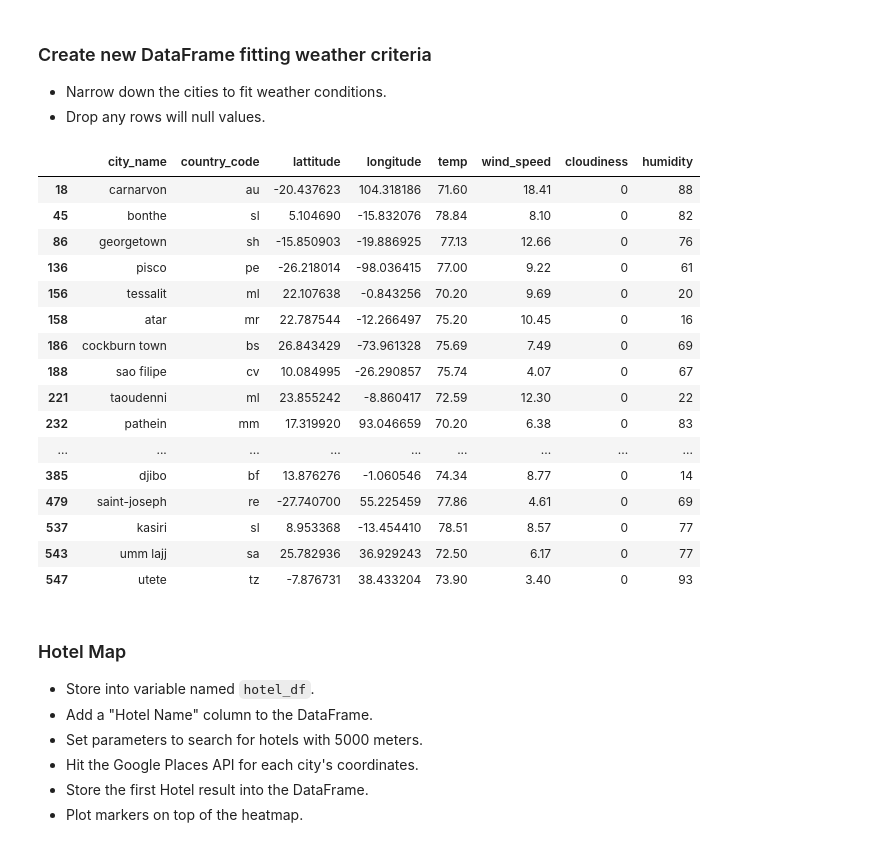
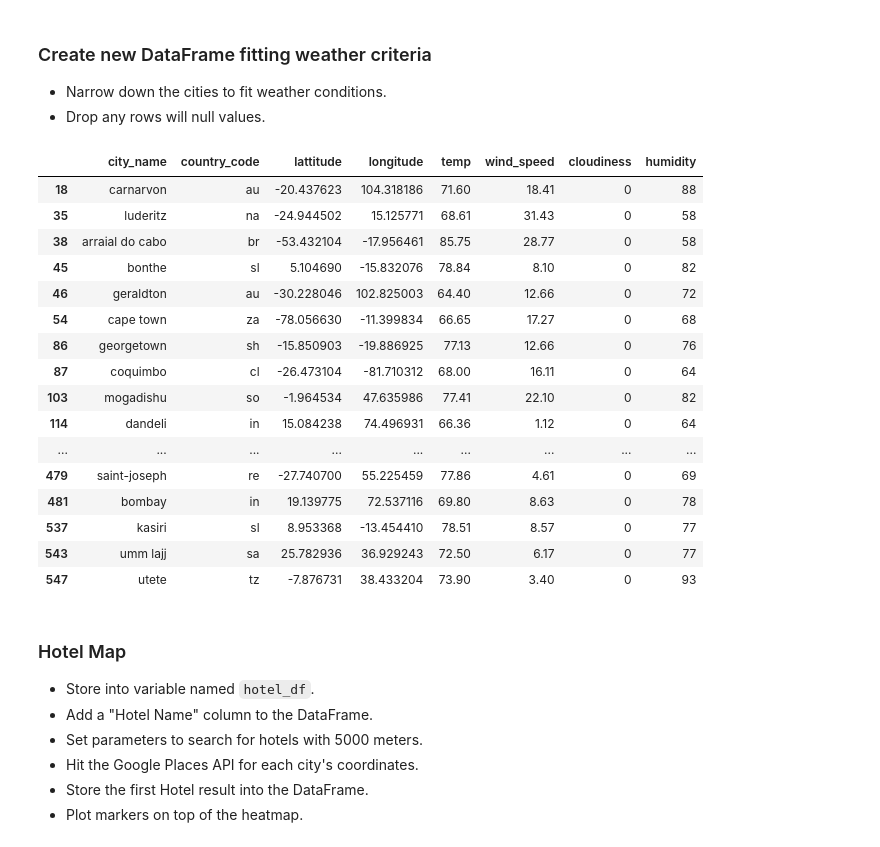
Before and after one commit to BanuNathan/Python_API_Challenge, a Jupyter notebook: VacationPy/VacationPy.ipynb, the cells around one changed output. Drawn from its saved outputs; the diff is of its cells as text; code cells hidden in the pictures.

```diff
--- a/VacationPy/VacationPy.ipynb
+++ b/VacationPy/VacationPy.ipynb
@@ -69,23 +69,23 @@ fig
 * Narrow down the cities to fit weather conditions.
 * Drop any rows will null values.
 # %%
-ideal_city_df= city500_weather_data_df.query('temp < 80 and temp > 70 and wind_speed < 20 and cloudiness == 0')
+ideal_city_df= city500_weather_data_df.query('temp < 90 and temp > 60 and wind_speed < 40 and cloudiness == 0')
 ideal_city_df
 # %% [output]
 |  | city_name | country_code | lattitude | longitude | temp | wind_speed | cloudiness | humidity |
 | 18 | carnarvon | au | -20.437623 | 104.318186 | 71.60 | 18.41 | 0 | 88 |
+| 35 | luderitz | na | -24.944502 | 15.125771 | 68.61 | 31.43 | 0 | 58 |
+| 38 | arraial do cabo | br | -53.432104 | -17.956461 | 85.75 | 28.77 | 0 | 58 |
 | 45 | bonthe | sl | 5.104690 | -15.832076 | 78.84 | 8.10 | 0 | 82 |
+| 46 | geraldton | au | -30.228046 | 102.825003 | 64.40 | 12.66 | 0 | 72 |
+| 54 | cape town | za | -78.056630 | -11.399834 | 66.65 | 17.27 | 0 | 68 |
 | 86 | georgetown | sh | -15.850903 | -19.886925 | 77.13 | 12.66 | 0 | 76 |
-| 136 | pisco | pe | -26.218014 | -98.036415 | 77.00 | 9.22 | 0 | 61 |
-| 156 | tessalit | ml | 22.107638 | -0.843256 | 70.20 | 9.69 | 0 | 20 |
-| 158 | atar | mr | 22.787544 | -12.266497 | 75.20 | 10.45 | 0 | 16 |
-| 186 | cockburn town | bs | 26.843429 | -73.961328 | 75.69 | 7.49 | 0 | 69 |
-| 188 | sao filipe | cv | 10.084995 | -26.290857 | 75.74 | 4.07 | 0 | 67 |
-| 221 | taoudenni | ml | 23.855242 | -8.860417 | 72.59 | 12.30 | 0 | 22 |
-| 232 | pathein | mm | 17.319920 | 93.046659 | 70.20 | 6.38 | 0 | 83 |
+| 87 | coquimbo | cl | -26.473104 | -81.710312 | 68.00 | 16.11 | 0 | 64 |
+| 103 | mogadishu | so | -1.964534 | 47.635986 | 77.41 | 22.10 | 0 | 82 |
+| 114 | dandeli | in | 15.084238 | 74.496931 | 66.36 | 1.12 | 0 | 64 |
 | ... | ... | ... | ... | ... | ... | ... | ... | ... |
-| 385 | djibo | bf | 13.876276 | -1.060546 | 74.34 | 8.77 | 0 | 14 |
 | 479 | saint-joseph | re | -27.740700 | 55.225459 | 77.86 | 4.61 | 0 | 69 |
+| 481 | bombay | in | 19.139775 | 72.537116 | 69.80 | 8.63 | 0 | 78 |
 | 537 | kasiri | sl | 8.953368 | -13.454410 | 78.51 | 8.57 | 0 | 77 |
 | 543 | umm lajj | sa | 25.782936 | 36.929243 | 72.50 | 6.17 | 0 | 77 |
 | 547 | utete | tz | -7.876731 | 38.433204 | 73.90 | 3.40 | 0 | 93 |
```
Also changed, not shown: parts of 6 cells of this notebook, 3 other files.
